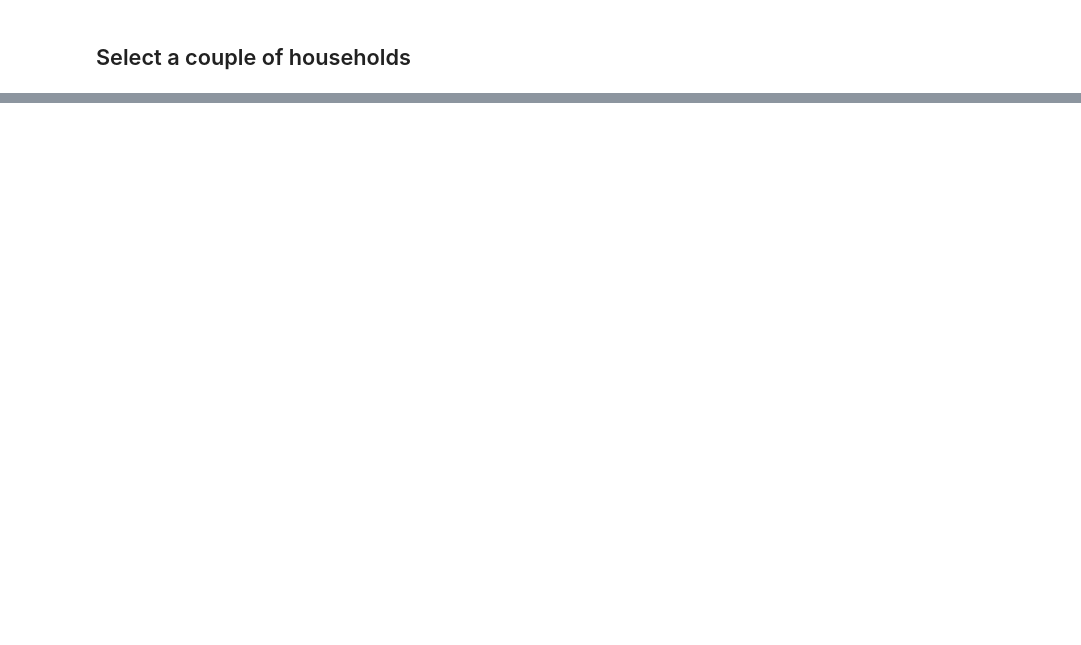
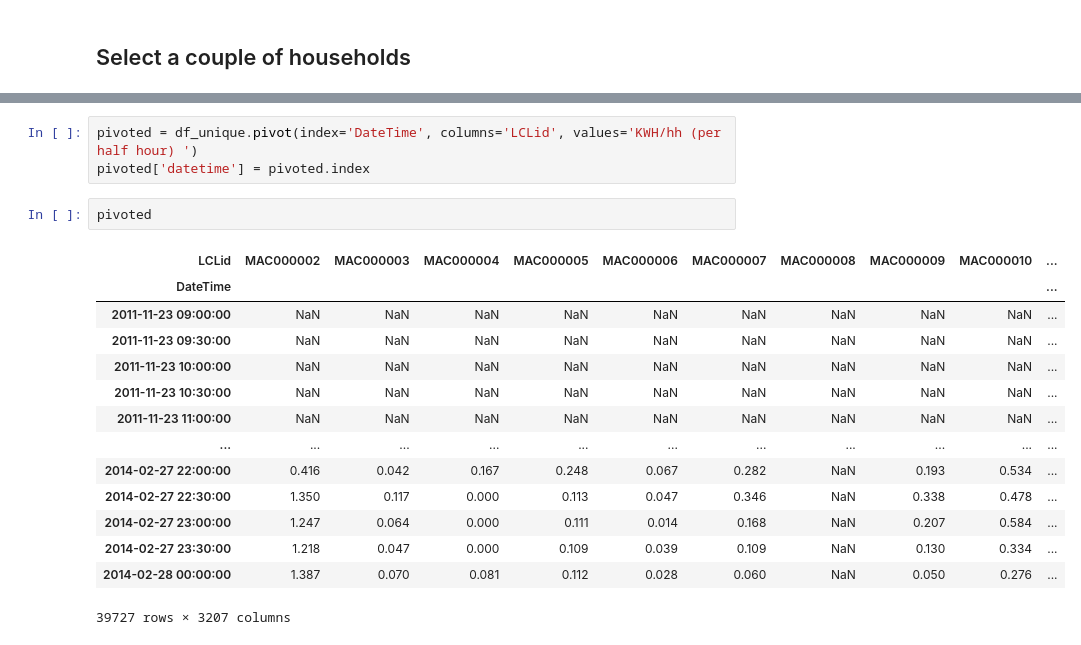
Before and after one commit to spetznick/ml4gd-project-group-3, a Jupyter notebook: project.ipynb, the cells around one changed output, grey strips where cells are left out. Saved outputs shown, nothing was run; the diff lists cells and outputs as text; blank space fills up the shorter version.

```diff
--- a/project.ipynb
+++ b/project.ipynb
@@ -128,0 +215,20 @@ plt.show()
+# %%
+pivoted = df_unique.pivot(index='DateTime', columns='LCLid', values='KWH/hh (per half hour) ')
+pivoted['datetime'] = pivoted.index
+# %%
+pivoted
+# %% [output]
+| LCLid | MAC000002 | MAC000003 | MAC000004 | MAC000005 | MAC000006 | MAC000007 | MAC000008 | MAC000009 | MAC000010 | ... |
+| DateTime |  |  |  |  |  |  |  |  |  | ... |
+| 2011-11-23 09:00:00 | NaN | NaN | NaN | NaN | NaN | NaN | NaN | NaN | NaN | ... |
+| 2011-11-23 09:30:00 | NaN | NaN | NaN | NaN | NaN | NaN | NaN | NaN | NaN | ... |
+| 2011-11-23 10:00:00 | NaN | NaN | NaN | NaN | NaN | NaN | NaN | NaN | NaN | ... |
+| 2011-11-23 10:30:00 | NaN | NaN | NaN | NaN | NaN | NaN | NaN | NaN | NaN | ... |
+| 2011-11-23 11:00:00 | NaN | NaN | NaN | NaN | NaN | NaN | NaN | NaN | NaN | ... |
+| ... | ... | ... | ... | ... | ... | ... | ... | ... | ... | ... |
+| 2014-02-27 22:00:00 | 0.416 | 0.042 | 0.167 | 0.248 | 0.067 | 0.282 | NaN | 0.193 | 0.534 | ... |
+| 2014-02-27 22:30:00 | 1.350 | 0.117 | 0.000 | 0.113 | 0.047 | 0.346 | NaN | 0.338 | 0.478 | ... |
+| 2014-02-27 23:00:00 | 1.247 | 0.064 | 0.000 | 0.111 | 0.014 | 0.168 | NaN | 0.207 | 0.584 | ... |
+| 2014-02-27 23:30:00 | 1.218 | 0.047 | 0.000 | 0.109 | 0.039 | 0.109 | NaN | 0.130 | 0.334 | ... |
+| 2014-02-28 00:00:00 | 1.387 | 0.070 | 0.081 | 0.112 | 0.028 | 0.060 | NaN | 0.050 | 0.276 | ... |
+39727 rows × 3207 columns
```
Also changed, not shown: parts of 26 cells of this notebook.
